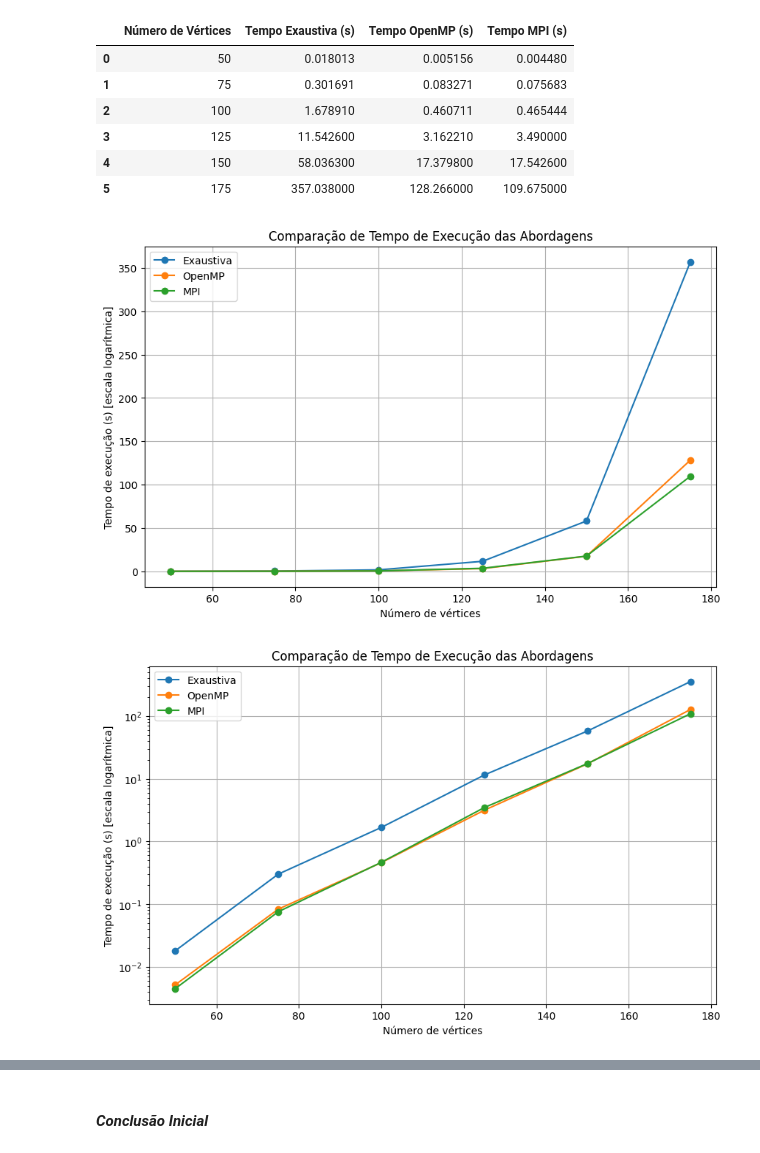
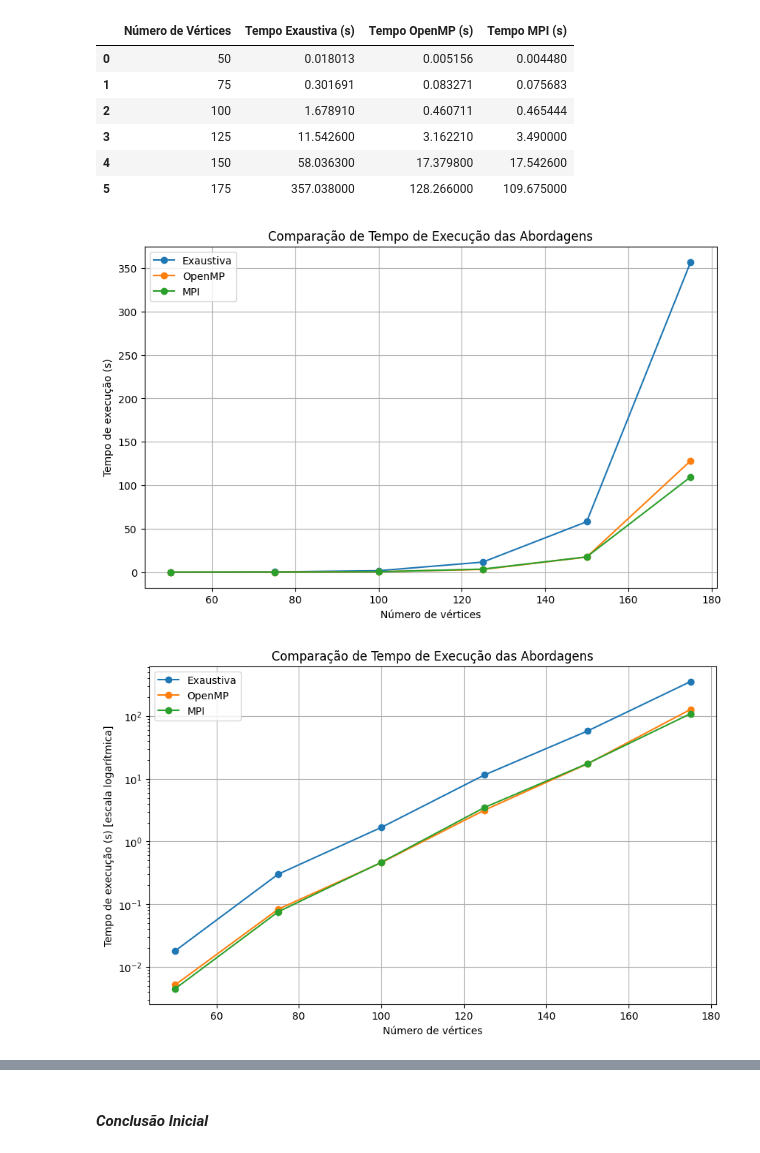
Before and after one commit to LucaMizrahi/SuperComp, a Jupyter notebook: projeto/projeto_LucaMizrahi.ipynb, the cells around one changed output, grey strips where cells are left out. Saved outputs shown, nothing was run; the diff lists cells and outputs as text; code cells hidden in the pictures.

```diff
--- a/projeto/projeto_LucaMizrahi.ipynb
+++ b/projeto/projeto_LucaMizrahi.ipynb
@@ -576,41 +576,41 @@ plt.plot(vertices, t_exaustiva, label="Exaustiva", marker='o')
 plt.plot(vertices, t_openmp, label="OpenMP", marker='o')
 plt.plot(vertices, t_mpi, label="MPI", marker='o')
 plt.xlabel("Número de vértices")
-plt.ylabel("Tempo de execução (s) [escala logarítmica]")
+plt.ylabel("Tempo de execução (s)")
 plt.title("Comparação de Tempo de Execução das Abordagens")
 plt.legend()
 plt.grid(True)
 plt.show()
 
 # Gráfico de tempo de execução - Escala Logarítmica
 plt.figure(figsize=(10, 6))
 plt.plot(vertices, t_exaustiva, label="Exaustiva", marker='o')
 plt.plot(vertices, t_openmp, label="OpenMP", marker='o')
 plt.plot(vertices, t_mpi, label="MPI", marker='o')
 plt.yscale("log")
 plt.xlabel("Número de vértices")
 plt.ylabel("Tempo de execução (s) [escala logarítmica]")
 plt.title("Comparação de Tempo de Execução das Abordagens")
 plt.legend()
 plt.grid(True)
 plt.show()
 
 # Cálculo de Speedup para OpenMP e MPI em relação à abordagem Exaustiva
 speedup_openmp = [t_exa / t_open for t_exa, t_open in zip(t_exaustiva, t_openmp)]
 speedup_mpi = [t_exa / t_m for t_exa, t_m in zip(t_exaustiva, t_mpi)]
 
 # Gráfico de speedup
 plt.figure(figsize=(10, 6))
 plt.plot(vertices, speedup_openmp, label="Speedup OpenMP", marker='o')
 plt.plot(vertices, speedup_mpi, label="Speedup MPI", marker='o')
 plt.xlabel("Número de vértices")
 plt.ylabel("Speedup")
 plt.title("Speedup das Abordagens Paralelas em Relação à Abordagem Exaustiva")
 plt.legend()
 plt.grid(True)
 plt.show()
 # %% [output]
-[figure, old version]
+[figure, new version]
 [figure]
 [figure]
 # %% [markdown]
```
